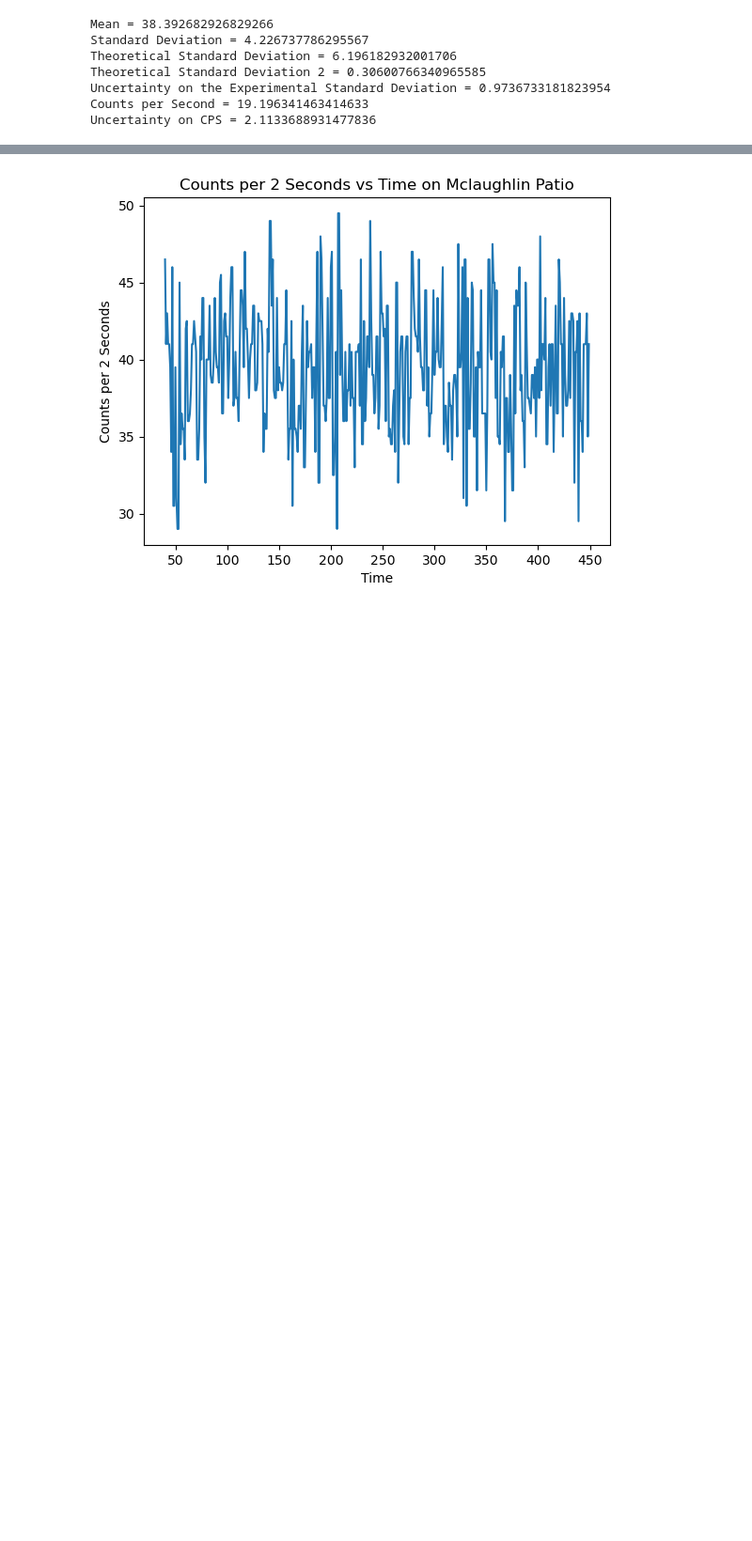
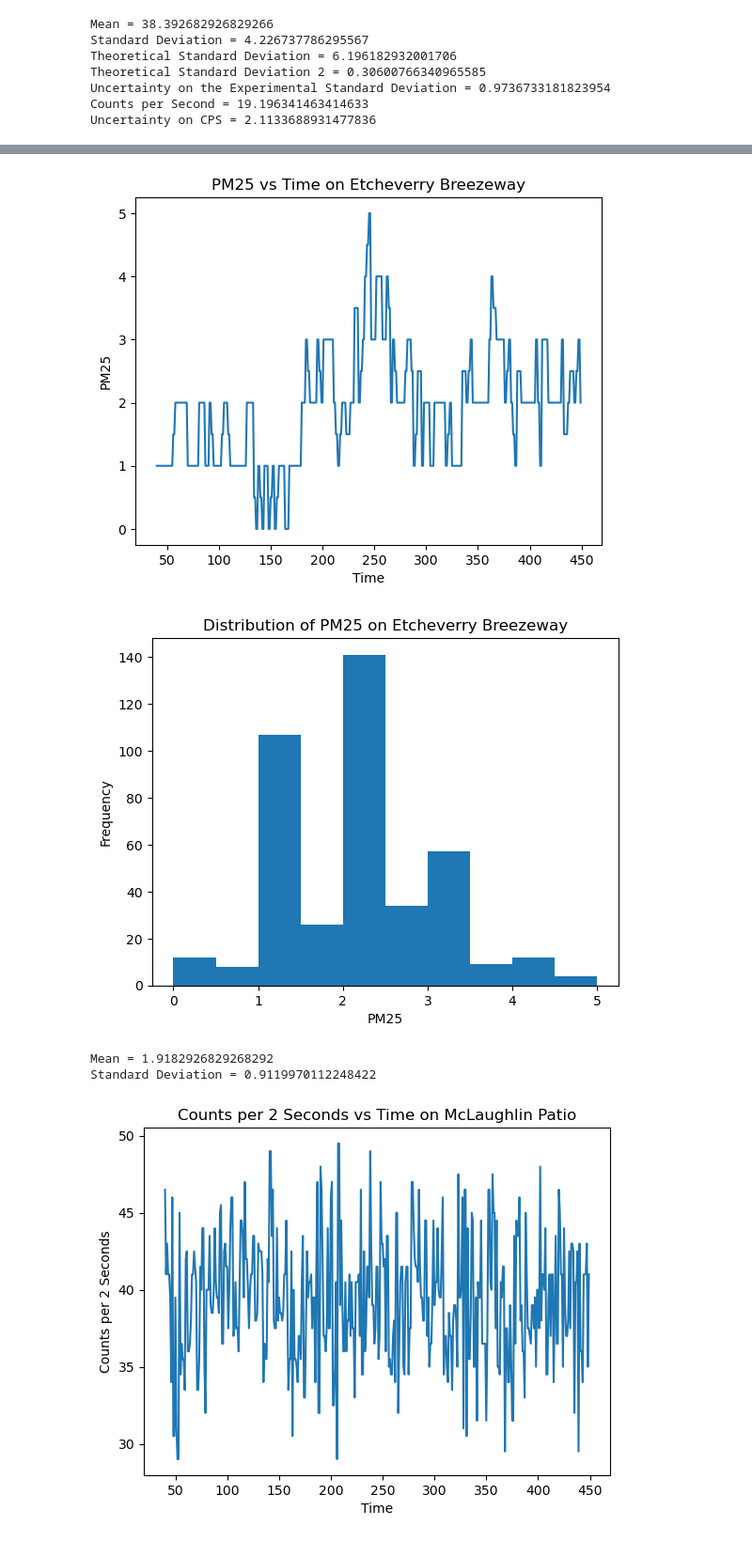
Before and after one commit to tinajolly/E11, a Jupyter notebook: Final Project/final_project_analysis.ipynb, the cells around one changed output, grey strips where cells are left out. Shown at 94% size. Drawn from its saved outputs; the diff is of its cells as text; code cells hidden in the pictures; blank space fills up the shorter version.

```diff
--- a/Final Project/final_project_analysis.ipynb
+++ b/Final Project/final_project_analysis.ipynb
@@ -75 +77,8 @@ Uncertainty on CPS = 2.1133688931477836
+# %%
+stats_fun(data1['PM25'],'PM25','on Etcheverry Breezeway','counts etcheverry')
+# %% [output]
+[figure, added]
+[figure, added]
+Mean = 1.9182926829268292
+Standard Deviation = 0.9119970112248422
 # %%
```
Also changed, not shown: parts of 12 cells of this notebook, 4 other files.
